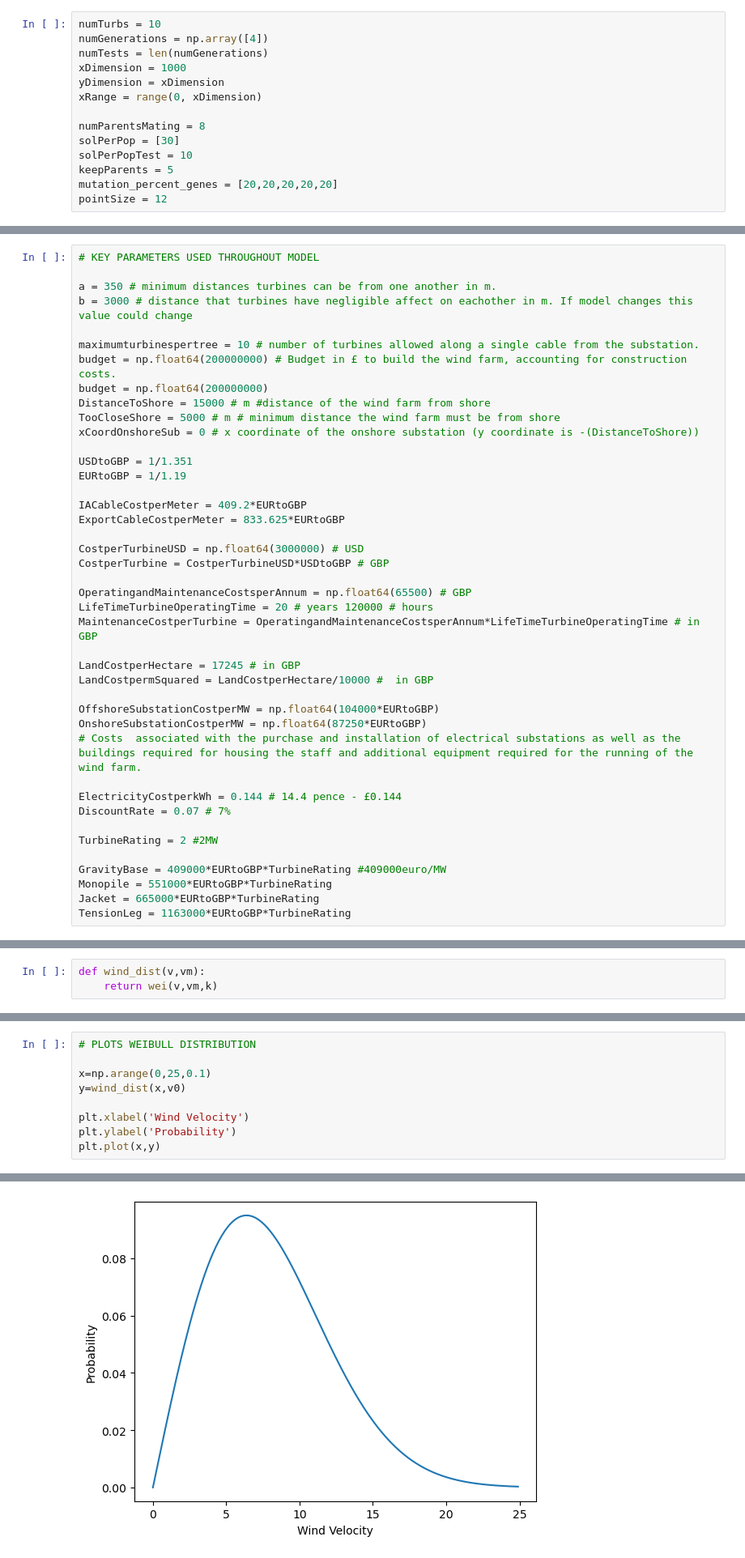
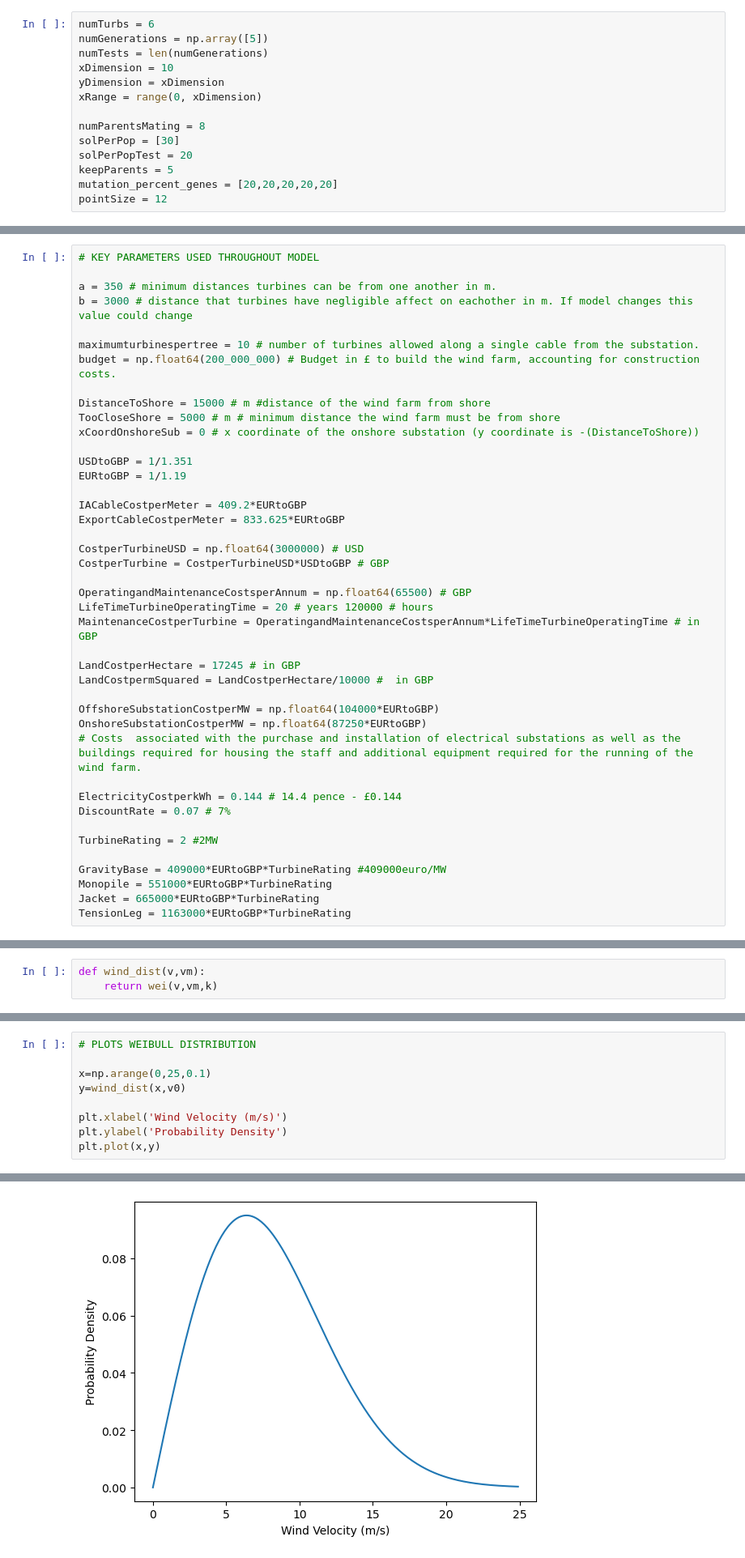
Before and after one commit to HenTuck/3rd-Year-Project, a Jupyter notebook: ModifyingOldModel.ipynb, the cells around one changed output, grey strips where cells are left out. Shown at 81% size. Saved outputs shown, nothing was run; the diff lists cells and outputs as text.

```diff
--- a/ModifyingOldModel.ipynb
+++ b/ModifyingOldModel.ipynb
@@ -27,16 +27,16 @@ import pygad
 import warnings
 warnings.filterwarnings('ignore')
 # %%
-numTurbs = 10
-numGenerations = np.array([4])
+numTurbs = 6
+numGenerations = np.array([5])
 numTests = len(numGenerations)
-xDimension = 1000
+xDimension = 10
 yDimension = xDimension
 xRange = range(0, xDimension)
 
 numParentsMating = 8
 solPerPop = [30]
-solPerPopTest = 10
+solPerPopTest = 20
 keepParents = 5
 mutation_percent_genes = [20,20,20,20,20]
 pointSize = 12
@@ -86,8 +86,8 @@ a = 350 # minimum distances turbines can be from one another in m.
 b = 3000 # distance that turbines have negligible affect on eachother in m. If model changes this value could change
 
 maximumturbinespertree = 10 # number of turbines allowed along a single cable from the substation.
-budget = np.float64(200000000) # Budget in £ to build the wind farm, accounting for construction costs.
-budget = np.float64(200000000)
+budget = np.float64(200_000_000) # Budget in £ to build the wind farm, accounting for construction costs.
+
 DistanceToShore = 15000 # m #distance of the wind farm from shore
 TooCloseShore = 5000 # m # minimum distance the wind farm must be from shore
 xCoordOnshoreSub = 0 # x coordinate of the onshore substation (y coordinate is -(DistanceToShore))
@@ -875,15 +871,15 @@ wind_dist(1.0,v0)
 # %%
 # PLOTS WEIBULL DISTRIBUTION
 
 x=np.arange(0,25,0.1)
 y=wind_dist(x,v0)
 
-plt.xlabel('Wind Velocity')
-plt.ylabel('Probability')
+plt.xlabel('Wind Velocity (m/s)')
+plt.ylabel('Probability Density')
 plt.plot(x,y)
 # %% [output]
 [<matplotlib.lines.Line2D at 0x...>]
-[figure, old version]
+[figure, new version]
 # %%
 velocities=np.arange(Vc,Vf,dvel) # 1D array ranging from Vc to Vf in dvel intervals. 4 to 25 in steps of 1.5
 angles=np.arange(0,360,dang) # 0 to 360 with intervals of dang.
```
Also changed, not shown: parts of 38 cells of this notebook, 1 other file.
